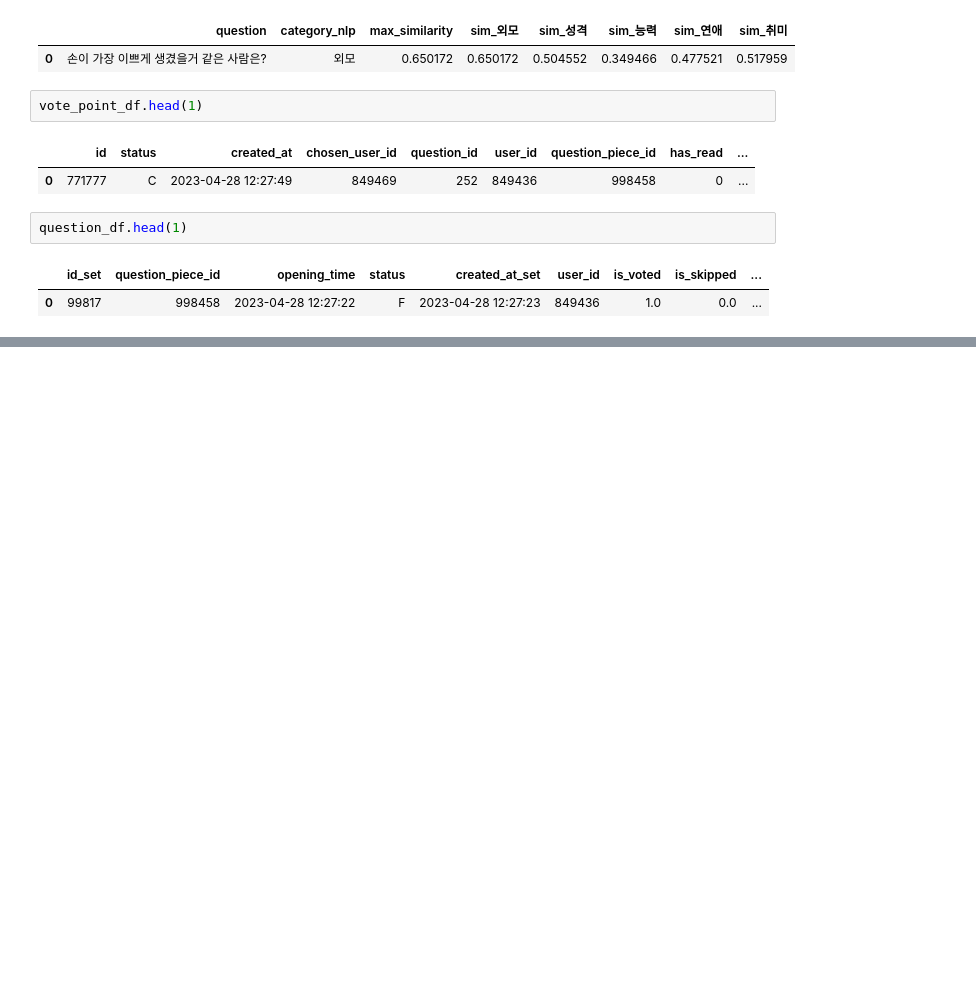
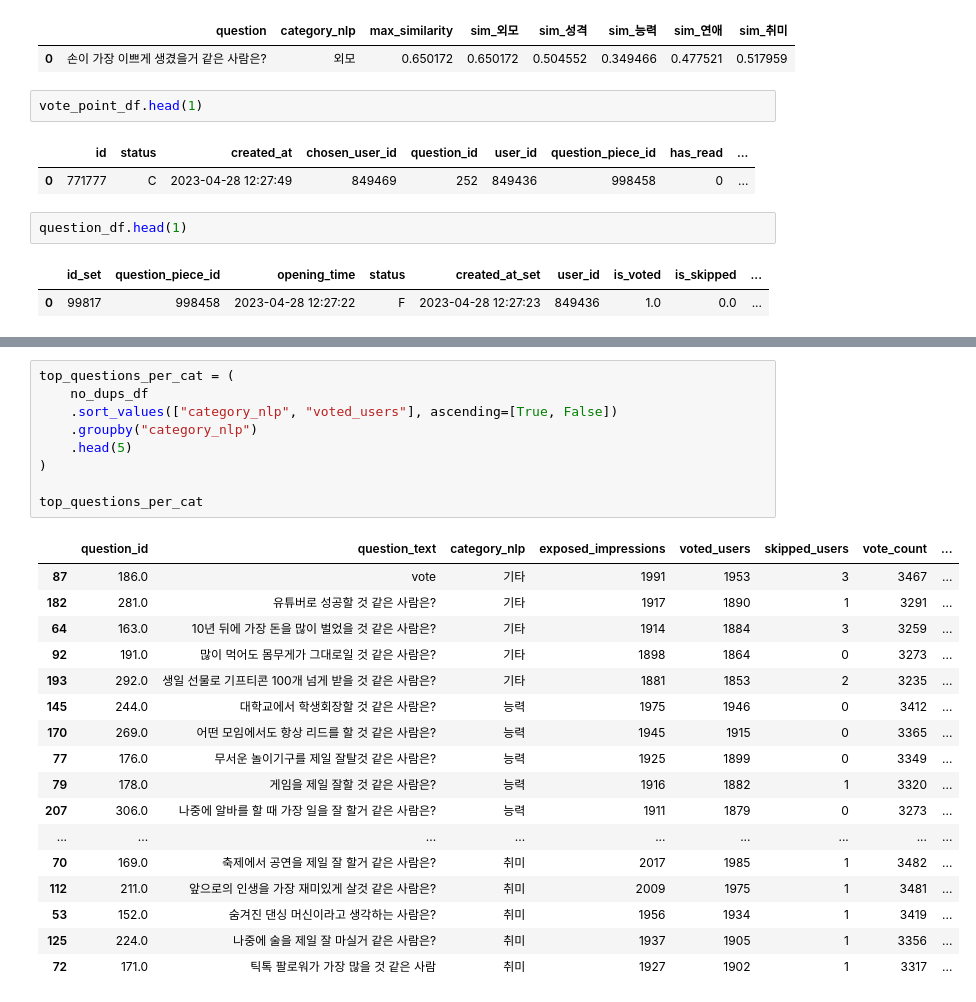
Before and after one commit to goheejieuri/final_project_team3, a Jupyter notebook: eunji.ipynb, the cells around one changed output, grey strips where cells are left out. Drawn from its saved outputs; the diff is of its cells as text; blank space fills up the shorter version.

```diff
--- a/eunji.ipynb
+++ b/eunji.ipynb
@@ -1591,0 +1657,27 @@ plt.show()
+# %%
+top_questions_per_cat = (
+    no_dups_df
+    .sort_values(["category_nlp", "voted_users"], ascending=[True, False])
+    .groupby("category_nlp")
+    .head(5)
+)
+
+top_questions_per_cat
+# %% [output]
+|  | question_id | question_text | category_nlp | exposed_impressions | voted_users | skipped_users | vote_count | ... |
+| 87 | 186.0 | vote | 기타 | 1991 | 1953 | 3 | 3467 | ... |
+| 182 | 281.0 | 유튜버로 성공할 것 같은 사람은? | 기타 | 1917 | 1890 | 1 | 3291 | ... |
+| 64 | 163.0 | 10년 뒤에 가장 돈을 많이 벌었을 것 같은 사람은? | 기타 | 1914 | 1884 | 3 | 3259 | ... |
+| 92 | 191.0 | 많이 먹어도 몸무게가 그대로일 것 같은 사람은? | 기타 | 1898 | 1864 | 0 | 3273 | ... |
+| 193 | 292.0 | 생일 선물로 기프티콘 100개 넘게 받을 것 같은 사람은? | 기타 | 1881 | 1853 | 2 | 3235 | ... |
+| 145 | 244.0 | 대학교에서 학생회장할 것 같은 사람은? | 능력 | 1975 | 1946 | 0 | 3412 | ... |
+| 170 | 269.0 | 어떤 모임에서도 항상 리드를 할 것 같은 사람은? | 능력 | 1945 | 1915 | 0 | 3365 | ... |
+| 77 | 176.0 | 무서운 놀이기구를 제일 잘탈것 같은 사람은? | 능력 | 1925 | 1899 | 0 | 3349 | ... |
+| 79 | 178.0 | 게임을 제일 잘할 것 같은 사람은? | 능력 | 1916 | 1882 | 1 | 3320 | ... |
+| 207 | 306.0 | 나중에 알바를 할 때 가장 일을 잘 할거 같은 사람은? | 능력 | 1911 | 1879 | 0 | 3273 | ... |
+| ... | ... | ... | ... | ... | ... | ... | ... | ... |
+| 70 | 169.0 | 축제에서 공연을 제일 잘 할거 같은 사람은? | 취미 | 2017 | 1985 | 1 | 3482 | ... |
+| 112 | 211.0 | 앞으로의 인생을 가장 재미있게 살것 같은 사람은? | 취미 | 2009 | 1975 | 1 | 3481 | ... |
+| 53 | 152.0 | 숨겨진 댄싱 머신이라고 생각하는 사람은? | 취미 | 1956 | 1934 | 1 | 3419 | ... |
+| 125 | 224.0 | 나중에 술을 제일 잘 마실거 같은 사람은? | 취미 | 1937 | 1905 | 1 | 3356 | ... |
+| 72 | 171.0 | 틱톡 팔로워가 가장 많을 것 같은 사람 | 취미 | 1927 | 1902 | 1 | 3317 | ... |
```
Also changed, not shown: parts of 17 cells of this notebook.
